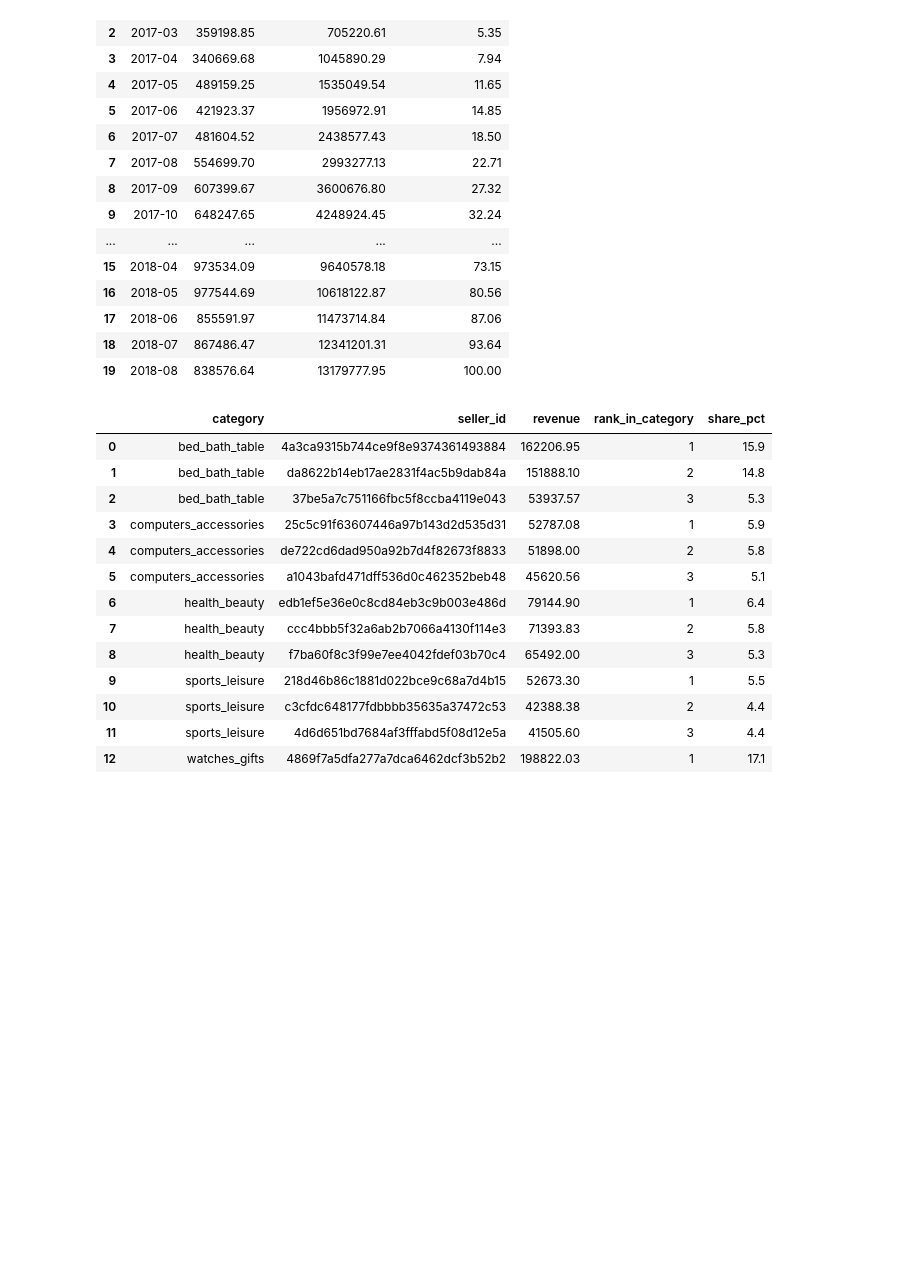
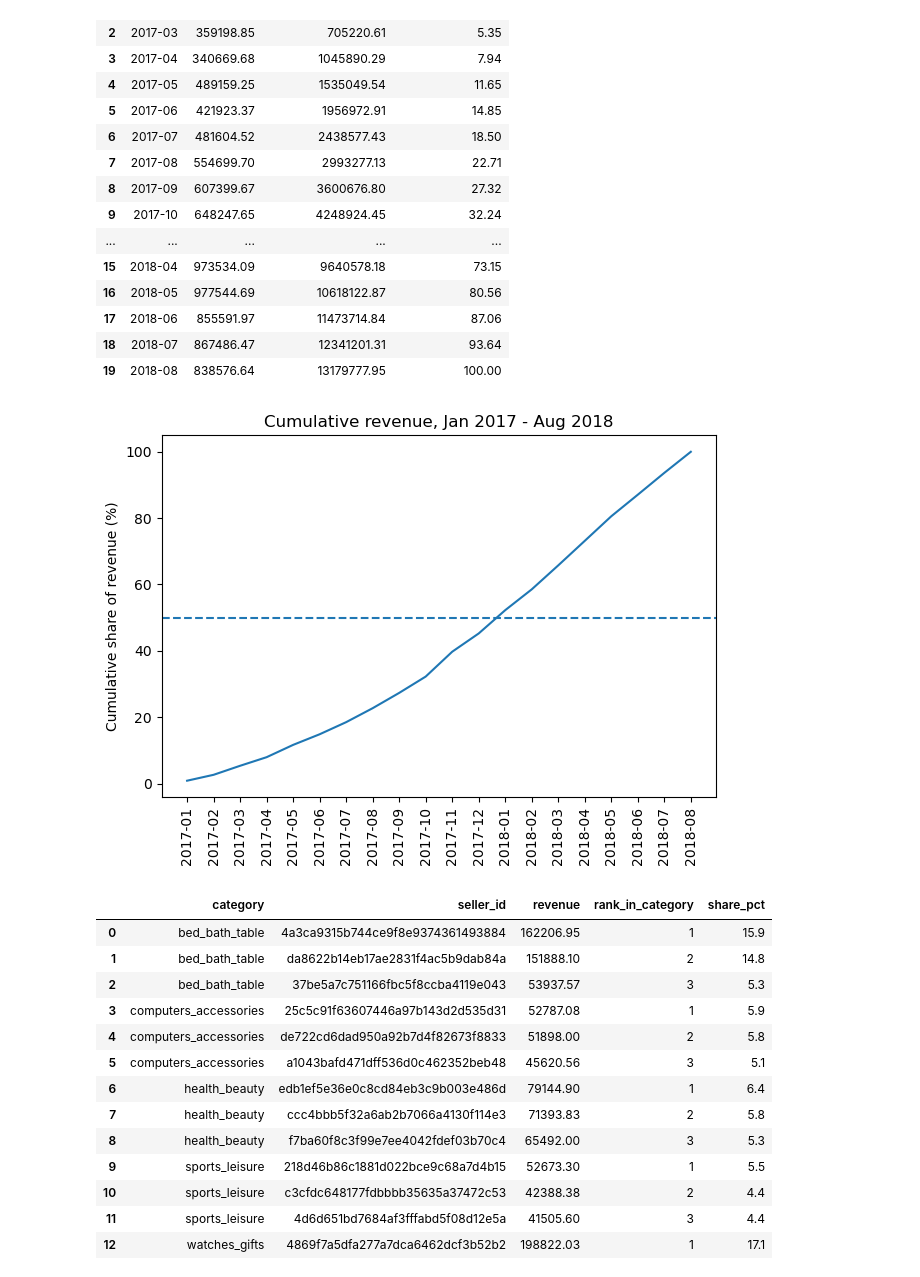
Before and after one commit to PedroAraigiH/olist-sql-analysis, a Jupyter notebook: analysis.ipynb, the cells around one changed output. Drawn from its saved outputs; the diff is of its cells as text; code cells hidden in the pictures; blank space fills up the shorter version.

```diff
--- a/analysis.ipynb
+++ b/analysis.ipynb
@@ -915,6 +983,36 @@ FROM monthly_revenue;
 | 17 | 2018-06 | 855591.97 | 11473714.84 | 87.06 |
 | 18 | 2018-07 | 867486.47 | 12341201.31 | 93.64 |
 | 19 | 2018-08 | 838576.64 | 13179777.95 | 100.00 |
+# %%
+import matplotlib.pyplot as plt
+df = run(f"""
+WITH monthly_revenue AS (
+    SELECT
+        strftime('%Y-%m', order_purchase_timestamp) AS month,
+        ROUND(SUM(price),2) AS revenue
+    FROM orders o
+    JOIN order_items i ON o.order_id=i.order_id
+    WHERE {SCOPE}
+    GROUP BY month
+)
+SELECT
+    month,
+    revenue,
+    SUM(revenue) OVER (ORDER BY month) AS cumulative_revenue,
+    ROUND(SUM(revenue) OVER (ORDER BY month)/SUM(revenue) OVER () *100, 2) AS cumulative_share
+FROM monthly_revenue
+ORDER BY month;
+""")
+plt.plot(df["month"], df["cumulative_share"])
+plt.axhline(50, linestyle="--")
+plt.xticks(rotation=90)
+plt.ylabel("Cumulative share of revenue (%)")
+plt.title("Cumulative revenue, Jan 2017 - Aug 2018")
+plt.tight_layout()
+plt.savefig("images/cumulative_revenue.png")
+plt.show()
+# %% [output]
+[figure, added]
 # %%
 run(f"""
 WITH seller_category AS (
```
Also changed, not shown: parts of 9 cells of this notebook, 5 other files.
